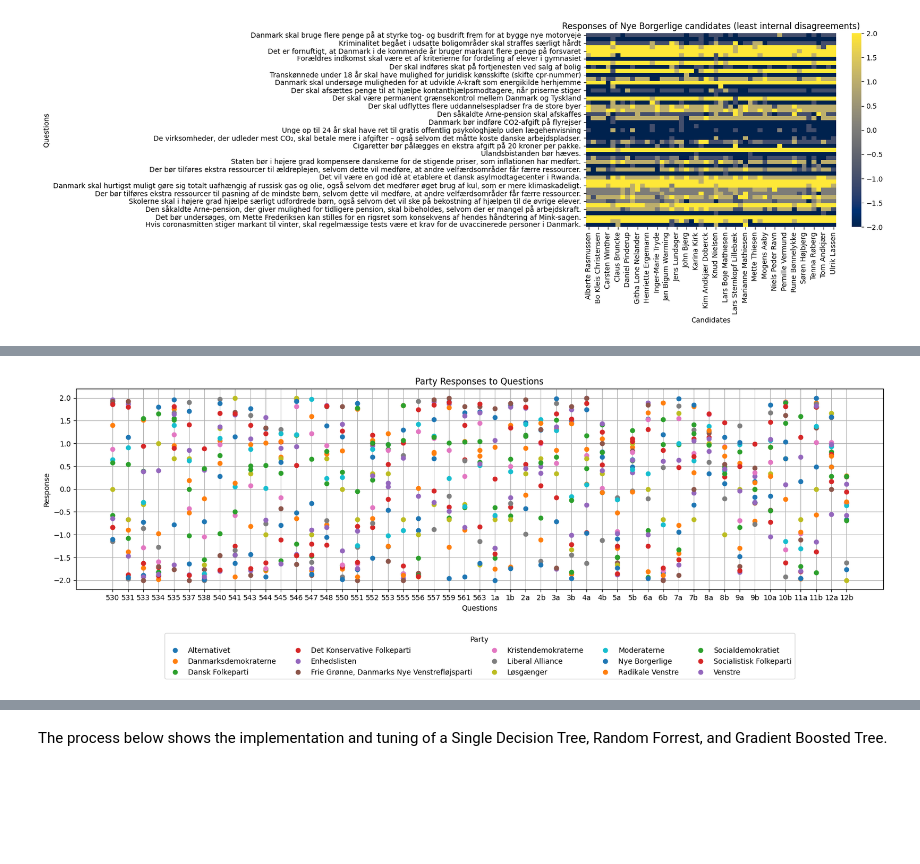
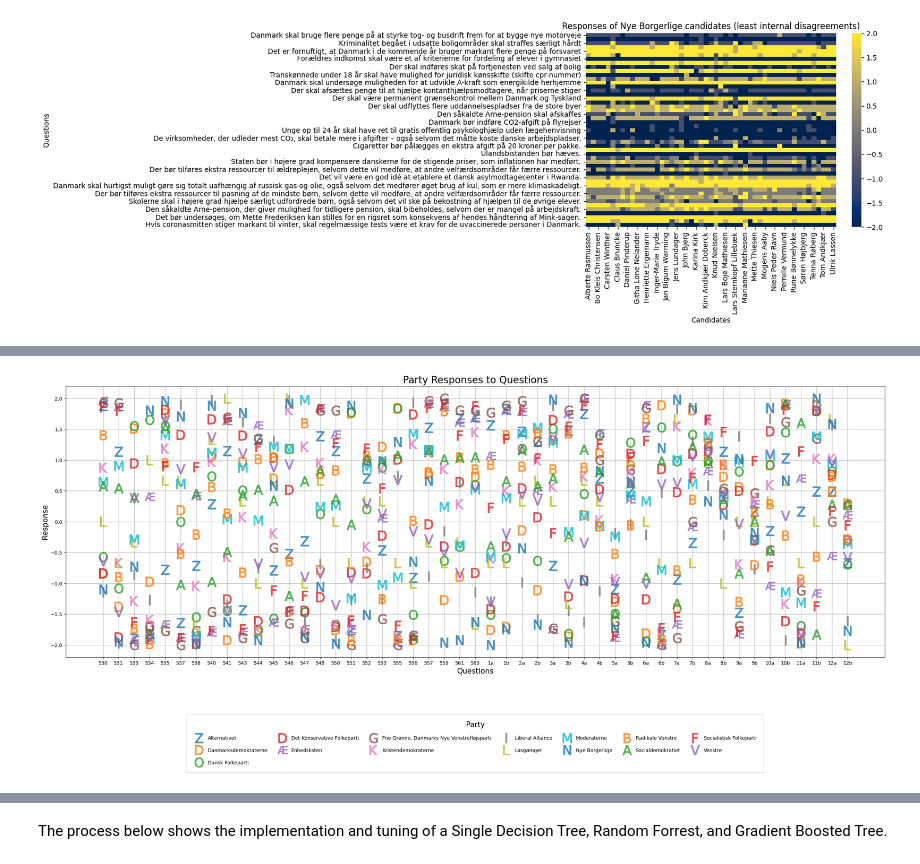
Before and after one commit to MAL-flowdemort/assignment_2, a Jupyter notebook: Candidate Test 2022 I.ipynb, the cells around one changed output, grey strips where cells are left out. Drawn from its saved outputs; the diff is of its cells as text; code cells hidden in the pictures; blank space fills up the shorter version.

```diff
--- a/Candidate Test 2022 I.ipynb
+++ b/Candidate Test 2022 I.ipynb
@@ -209,22 +229,40 @@ plt.show()
 # %%
-import pandas as pd
-import matplotlib.pyplot as plt
-
 alldata = pd.read_excel('alldata.xlsx')
 df = alldata.drop(columns=['navn', 'storkreds', 'alder'])
 mean = df.groupby('parti').mean()
 
-fig, ax = plt.subplots(figsize=(20, 5))
-mean.T.plot(ax=ax, marker='o', linestyle='')
+party_names = {
+     'Socialdemokratiet': 'A',
+     'Venstre': 'V',
+     'Moderaterne': 'M',
+     'Socialistisk Folkeparti': 'F',
+     'Danmarksdemokraterne': 'D',
+     'Liberal Alliance': 'I',
+     'Konservative': 'C',
+     'Enhedslisten': 'Æ',
+     'Radikale Venstre': 'B',
+     'Nye Borgerlige': 'N',
+     'Alternativet': 'Z',
+     'Dansk Folkeparti': 'O',
+     'Frie Grønne, Danmarks Nye Venstrefløjsparti': 'G',
+     'Kristendemokraterne': 'K'
+}
 
+fig, ax = plt.subplots(figsize=(30, 10))
+for party in mean.index:
+    party_name = party_names.get(party) or party[0];
+    mean.loc[party].plot(ax=ax, marker=r'$\mathrm{' + party_name + '}$', linestyle='', markersize=20, alpha=0.75)
+
+# Customize x-axis ticks
 plt.xticks(range(len(mean.columns)), mean.columns)
 
-plt.title('Party Responses to Questions')
-plt.xlabel('Questions')
-plt.ylabel('Response')
+# Customize plot labels and legend
+plt.title('Party Responses to Questions', size=20)
+plt.xlabel('Questions', size=15)
+plt.ylabel('Response', size=15)
 plt.grid(True)
-plt.legend(title='Party', bbox_to_anchor=(0.5, -0.2), loc='upper center', ncol=5)
+plt.legend(mean.index, title='Party', bbox_to_anchor=(0.5, -0.2), loc='upper center', ncol=7, labelspacing=1.5, borderpad=1.5, title_fontsize=15)
 
 plt.show()
 # %% [output]
-[figure, old version]
+[figure, new version]
```
Also changed, not shown: parts of 5 cells of this notebook.
